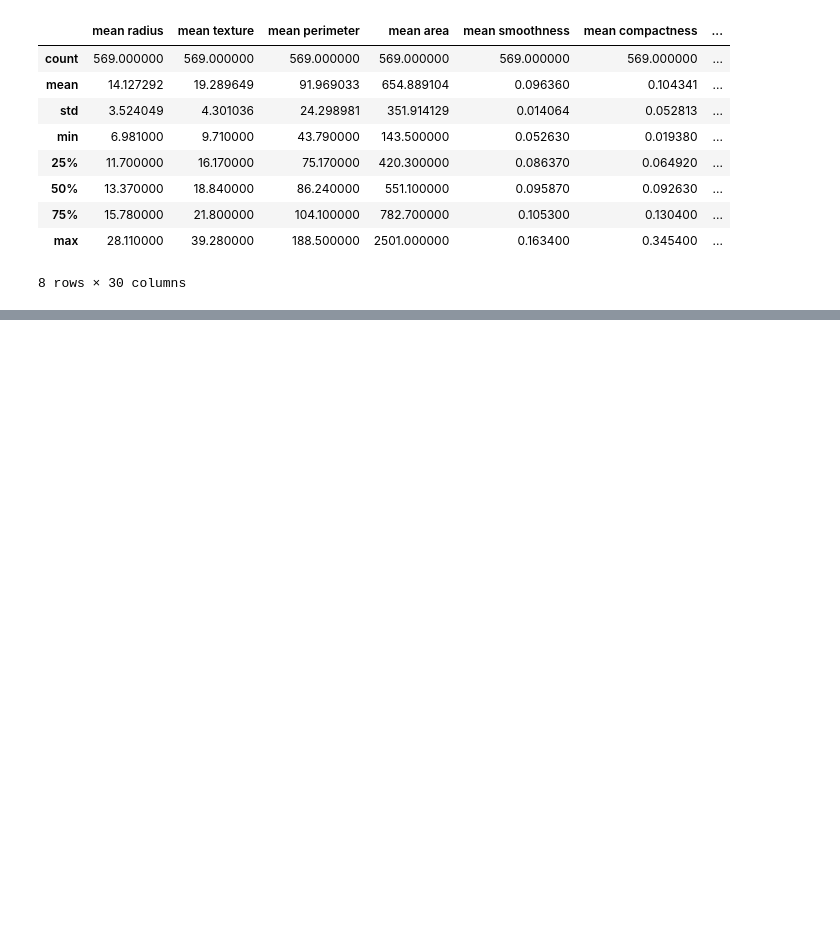
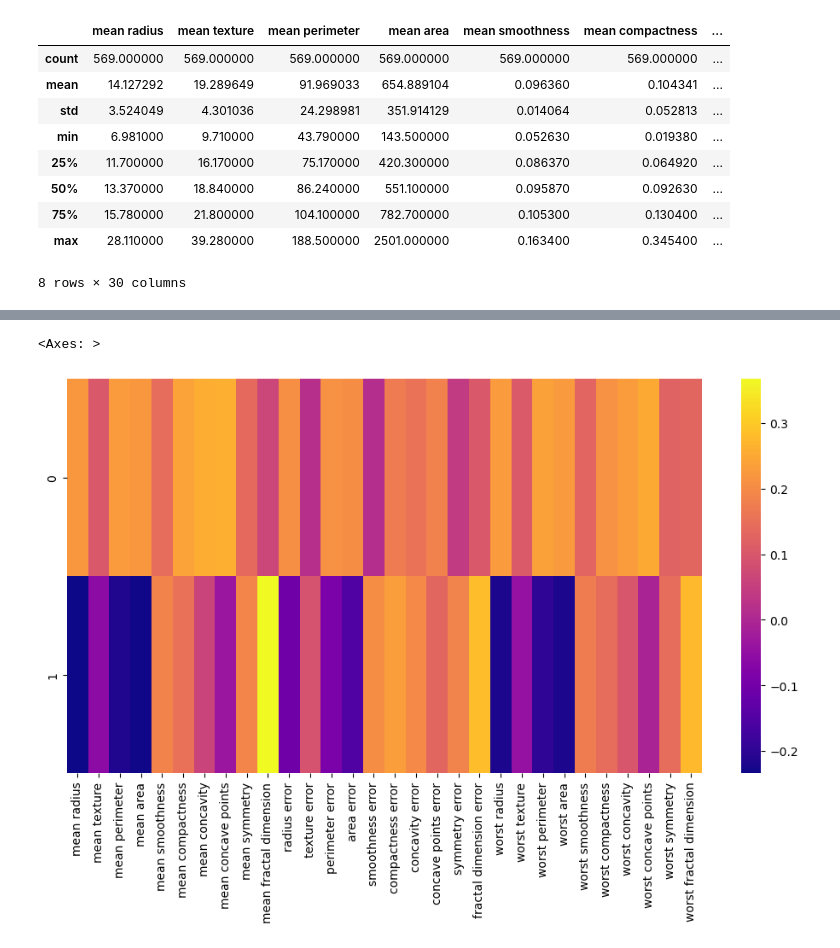
Before and after one commit to AshikurIST/Principal-Component-Analysis-with-python, a Jupyter notebook: PCA with Python.ipynb, the cells around one changed output, grey strips where cells are left out. Drawn from its saved outputs; the diff is of its cells as text; code cells hidden in the pictures; blank space fills up the shorter version.

```diff
--- a/PCA with Python.ipynb
+++ b/PCA with Python.ipynb
@@ -105,0 +121,2 @@ TypeError: 'str' object is not callable
+# %%
+df_comp=pd.DataFrame(pca.components_,columns=cancer['feature_names'])
@@ -105,0 +130,7 @@ TypeError: 'str' object is not callable
+# %%
+plt.figure(figsize=(12,6))
+
+sns.heatmap(df_comp,cmap='plasma')
+# %% [output]
+<Axes: >
+[figure, added]
```
Also changed, not shown: parts of 24 cells of this notebook.
